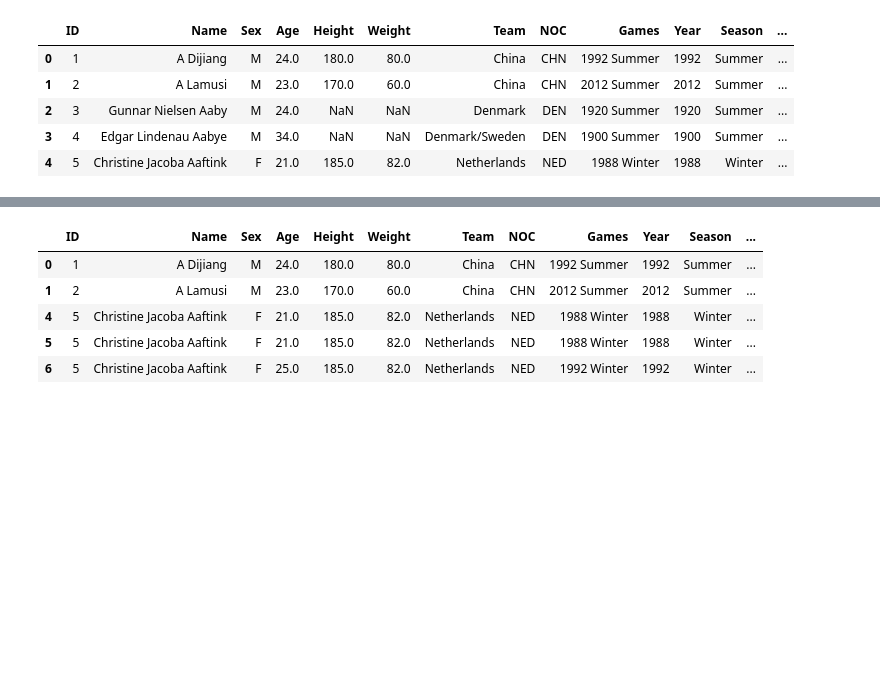
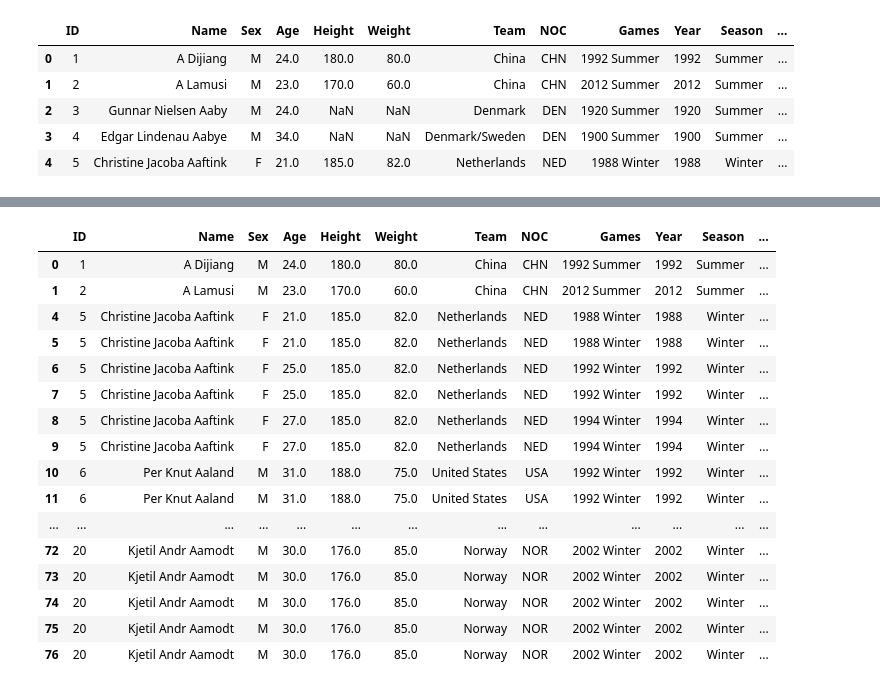
Before and after one commit to GyehyunJo/Olympic, a Jupyter notebook: Code/DATAthon_continent.ipynb, the cells around one changed output, grey strips where cells are left out. Drawn from its saved outputs; the diff is of its cells as text; code cells hidden in the pictures; blank space fills up the shorter version.

```diff
--- a/Code/DATAthon_continent.ipynb
+++ b/Code/DATAthon_continent.ipynb
@@ -151,12 +177,23 @@ medal_points = {
 # 'Medal' 컬럼의 값을 점수로 변환하여 'Points' 컬럼에 추가
 df_continent['Points'] = df_continent['Medal'].map(medal_points)
 # %%
-df_continent.head()
+df_continent.head(50)
 # %% [output]
 |  | ID | Name | Sex | Age | Height | Weight | Team | NOC | Games | Year | Season | ... |
 | 0 | 1 | A Dijiang | M | 24.0 | 180.0 | 80.0 | China | CHN | 1992 Summer | 1992 | Summer | ... |
 | 1 | 2 | A Lamusi | M | 23.0 | 170.0 | 60.0 | China | CHN | 2012 Summer | 2012 | Summer | ... |
 | 4 | 5 | Christine Jacoba Aaftink | F | 21.0 | 185.0 | 82.0 | Netherlands | NED | 1988 Winter | 1988 | Winter | ... |
 | 5 | 5 | Christine Jacoba Aaftink | F | 21.0 | 185.0 | 82.0 | Netherlands | NED | 1988 Winter | 1988 | Winter | ... |
 | 6 | 5 | Christine Jacoba Aaftink | F | 25.0 | 185.0 | 82.0 | Netherlands | NED | 1992 Winter | 1992 | Winter | ... |
+| 7 | 5 | Christine Jacoba Aaftink | F | 25.0 | 185.0 | 82.0 | Netherlands | NED | 1992 Winter | 1992 | Winter | ... |
+| 8 | 5 | Christine Jacoba Aaftink | F | 27.0 | 185.0 | 82.0 | Netherlands | NED | 1994 Winter | 1994 | Winter | ... |
+| 9 | 5 | Christine Jacoba Aaftink | F | 27.0 | 185.0 | 82.0 | Netherlands | NED | 1994 Winter | 1994 | Winter | ... |
+| 10 | 6 | Per Knut Aaland | M | 31.0 | 188.0 | 75.0 | United States | USA | 1992 Winter | 1992 | Winter | ... |
+| 11 | 6 | Per Knut Aaland | M | 31.0 | 188.0 | 75.0 | United States | USA | 1992 Winter | 1992 | Winter | ... |
+| ... | ... | ... | ... | ... | ... | ... | ... | ... | ... | ... | ... | ... |
+| 72 | 20 | Kjetil Andr Aamodt | M | 30.0 | 176.0 | 85.0 | Norway | NOR | 2002 Winter | 2002 | Winter | ... |
+| 73 | 20 | Kjetil Andr Aamodt | M | 30.0 | 176.0 | 85.0 | Norway | NOR | 2002 Winter | 2002 | Winter | ... |
+| 74 | 20 | Kjetil Andr Aamodt | M | 30.0 | 176.0 | 85.0 | Norway | NOR | 2002 Winter | 2002 | Winter | ... |
+| 75 | 20 | Kjetil Andr Aamodt | M | 30.0 | 176.0 | 85.0 | Norway | NOR | 2002 Winter | 2002 | Winter | ... |
+| 76 | 20 | Kjetil Andr Aamodt | M | 30.0 | 176.0 | 85.0 | Norway | NOR | 2002 Winter | 2002 | Winter | ... |
 # %%
```
Also changed, not shown: parts of 12 cells of this notebook.
